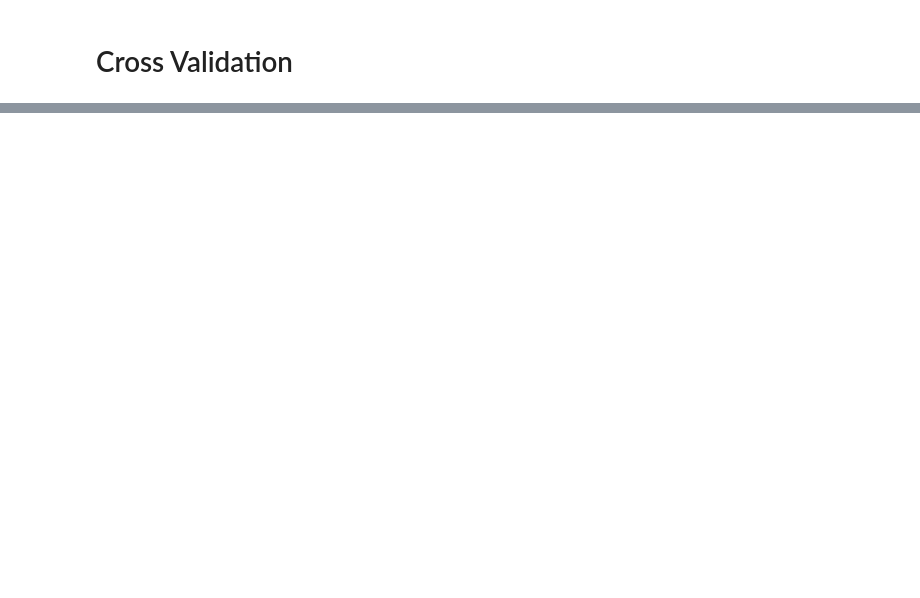
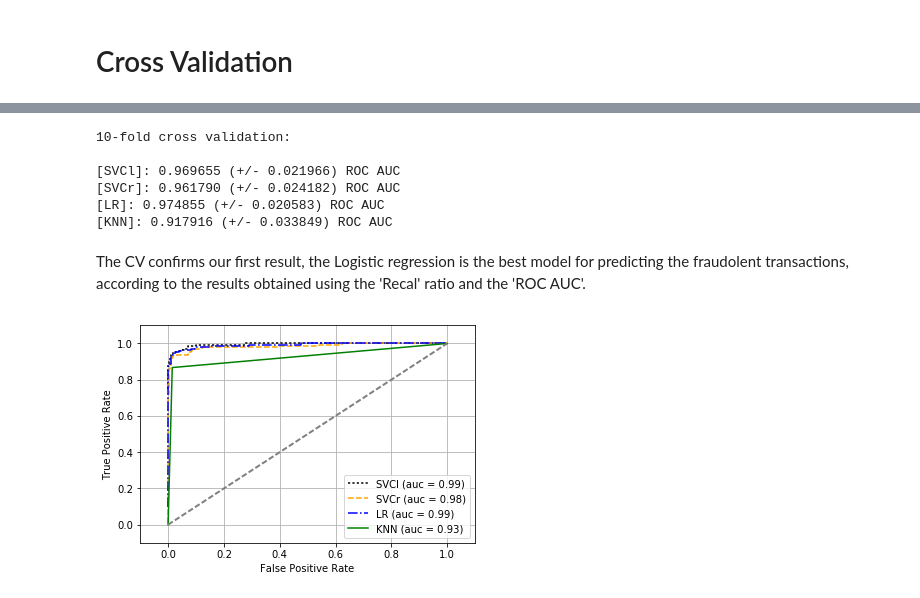
Before and after one commit to GiuseppeCavallaro/2016.M3.TQF-ML.Credit.Card.Fraud, a Jupyter notebook: Credit card fraudolent transactions detection.ipynb, the cells around one changed output, grey strips where cells are left out. Cells and saved outputs as stored; diff of their text form; code cells hidden in the pictures; blank space fills up the shorter version.

```diff
--- a/Credit card fraudolent transactions detection.ipynb
+++ b/Credit card fraudolent transactions detection.ipynb
@@ -497,0 +706,62 @@ for name, model in models:
+# %%
+
+
+num_folds = 20
+scoring = 'roc_auc'
+
+#scoring = 'auc'
+#evaluate each algorithm for
+SVCl= SVC(kernel='linear',random_state=0, C=10, probability=True)
+SVCr = SVC(kernel='rbf',random_state=0, C=10, gamma=0.1, probability= True)
+LR = LogisticRegression(penalty='l1', C=1.39, random_state=0)
+KNN = KNeighborsClassifier(n_neighbors=1, p=2, metric='minkowski')
+
+clf_labels = ['SVCl', 'SVCr', 'LR', 'KNN']
+print('10-fold cross validation:\n')
+for clf, label in zip ([SVCl, SVCr, LR, KNN], clf_labels):
+    scores = cross_val_score(estimator=clf,
+                             X=X_u_std_train,
+                             y=y_u_train,
+                             cv=10,
+                             scoring='roc_auc')
+
+    print("[%s]: %f (+/- %f) ROC AUC "
+          % (label ,scores.mean(), scores.std()))
+# %% [output]
+10-fold cross validation:
+
+[SVCl]: 0.969655 (+/- 0.021966) ROC AUC
+[SVCr]: 0.961790 (+/- 0.024182) ROC AUC
+[LR]: 0.974855 (+/- 0.020583) ROC AUC
+[KNN]: 0.917916 (+/- 0.033849) ROC AUC
+# %% [markdown]
+The CV confirms our first result, the Logistic regression is the best model for predicting the fraudolent transactions, according to the results obtained using the 'Recal' ratio and the 'ROC AUC'.
+# %%
+colors = ['black', 'orange', 'blue', 'green']
+linestyles = [':', '--', '-.','-']
+all_clf= [SVCl, SVCr, LR, KNN]
+for clf, label, clr, ls \
+       in zip(all_clf, clf_labels, colors, linestyles):
+     y_pred = clf.fit(X_u_std_train,
+                        y_u_train).predict_proba(X_u_std_test)[:, 1]
+
+     fpr, tpr, thresholds = roc_curve(y_true = y_u_test,
+                                      y_score= y_pred)
+     roc_auc = auc(x=fpr, y=tpr)
+     plt.plot(fpr, tpr,
+              color=clr,
+              linestyle=ls,
+              label= '%s (auc = %0.2f)' % (label, roc_auc))
+plt.legend(loc='lower right')
+plt.plot([0, 1], [0, 1],
+         linestyle='--',
+         color='gray',
+         linewidth=2)
+plt.xlim([-0.1, 1.1])
+plt.ylim([-0.1, 1.1])
+plt.grid()
+plt.xlabel('False Positive Rate')
+plt.ylabel('True Positive Rate')
+plt.show()
+# %% [output]
+[figure, added]
```
Also changed, not shown: parts of 91 cells of this notebook.
